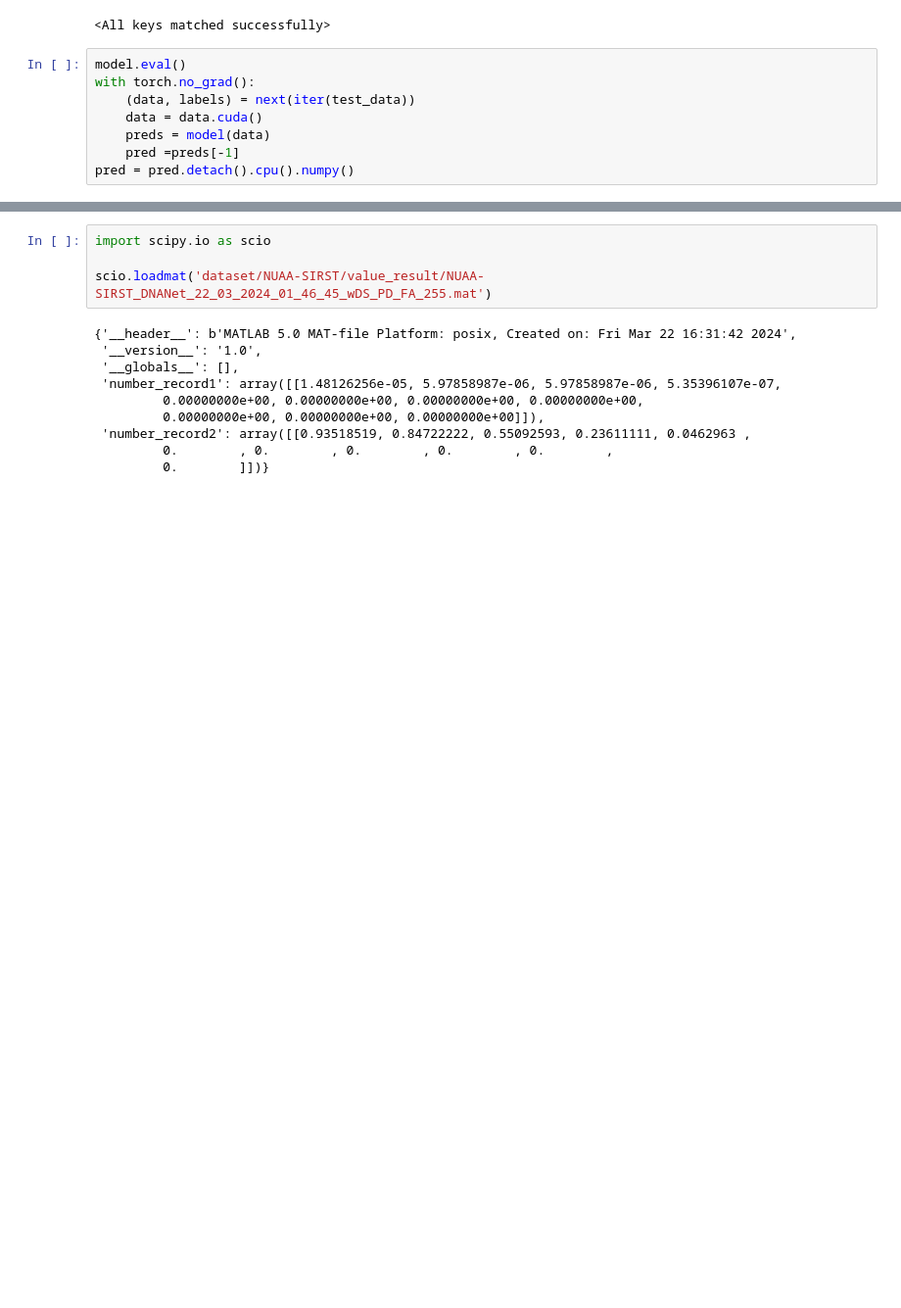
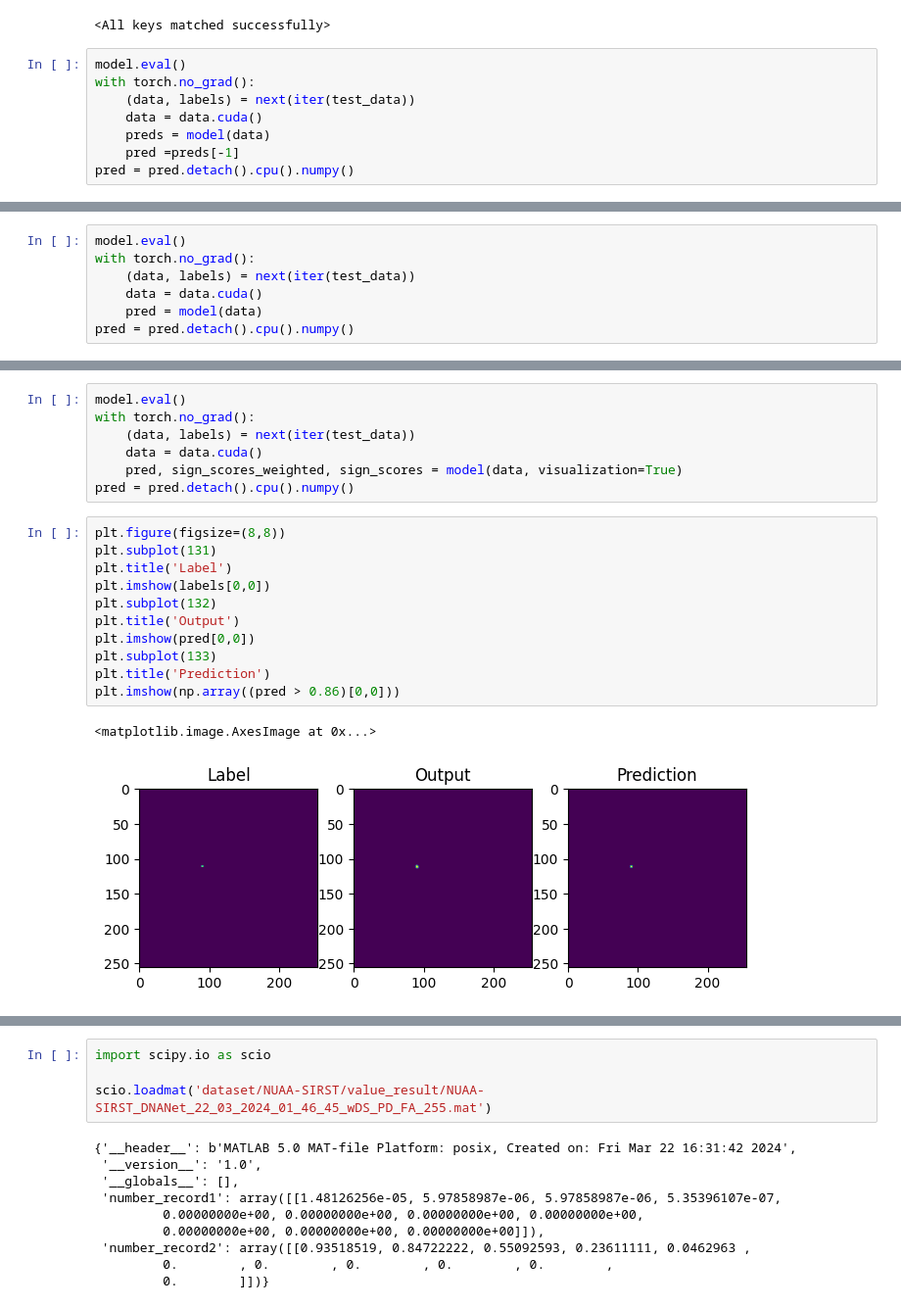
Before and after one commit to cvincent13/Deep-NFA, a Jupyter notebook: verification.ipynb, the cells around one changed output, grey strips where cells are left out. Shown at 98% size. Cells and saved outputs as stored; diff of their text form; blank space fills up the shorter version.

```diff
--- a/verification.ipynb
+++ b/verification.ipynb
@@ -231,0 +242,7 @@ plt.imshow(np.array((pred > 0)[0,0]))
+# %%
+model.eval()
+with torch.no_grad():
+    (data, labels) = next(iter(test_data))
+    data = data.cuda()
+    pred = model(data)
+pred = pred.detach().cpu().numpy()
@@ -231,0 +272,21 @@ plt.imshow(np.array((pred > 0)[0,0]))
+# %%
+model.eval()
+with torch.no_grad():
+    (data, labels) = next(iter(test_data))
+    data = data.cuda()
+    pred, sign_scores_weighted, sign_scores = model(data, visualization=True)
+pred = pred.detach().cpu().numpy()
+# %%
+plt.figure(figsize=(8,8))
+plt.subplot(131)
+plt.title('Label')
+plt.imshow(labels[0,0])
+plt.subplot(132)
+plt.title('Output')
+plt.imshow(pred[0,0])
+plt.subplot(133)
+plt.title('Prediction')
+plt.imshow(np.array((pred > 0.86)[0,0]))
+# %% [output]
+<matplotlib.image.AxesImage at 0x...>
+[figure, added]
```
Also changed, not shown: parts of 14 cells of this notebook, 11 other files.
